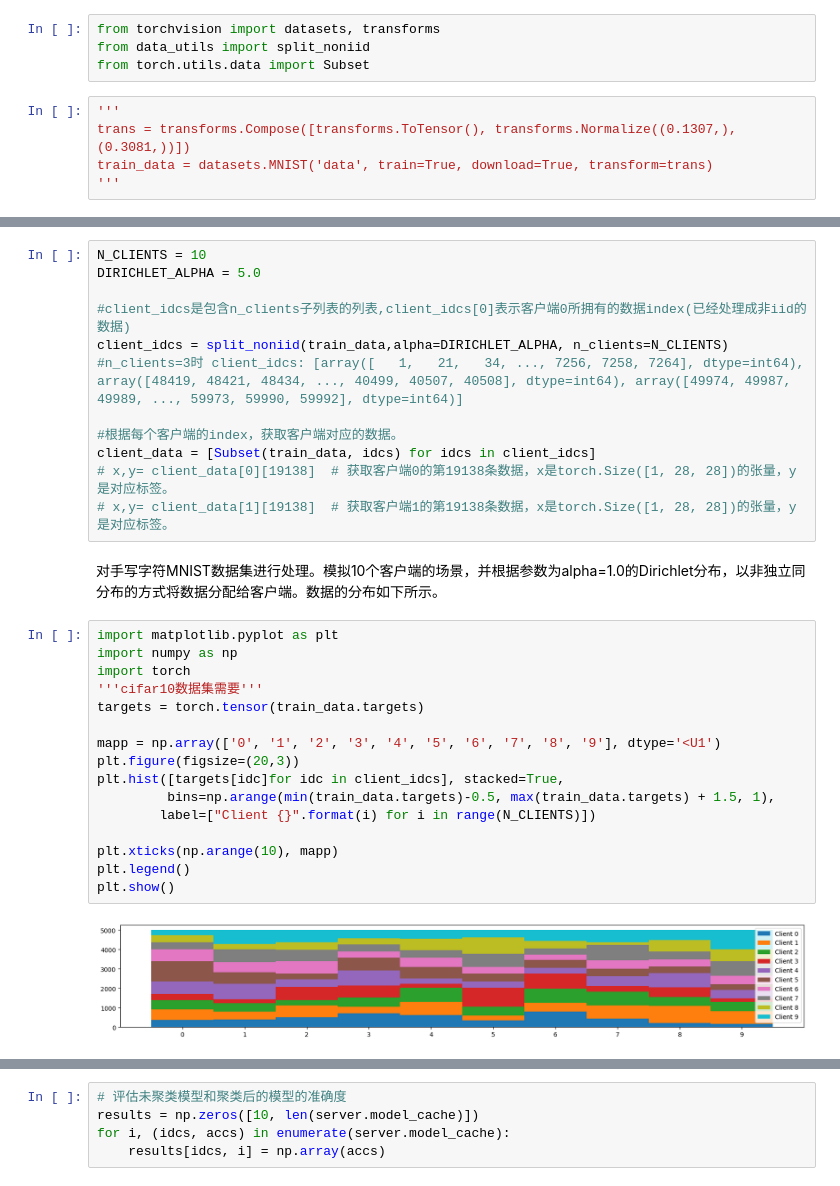
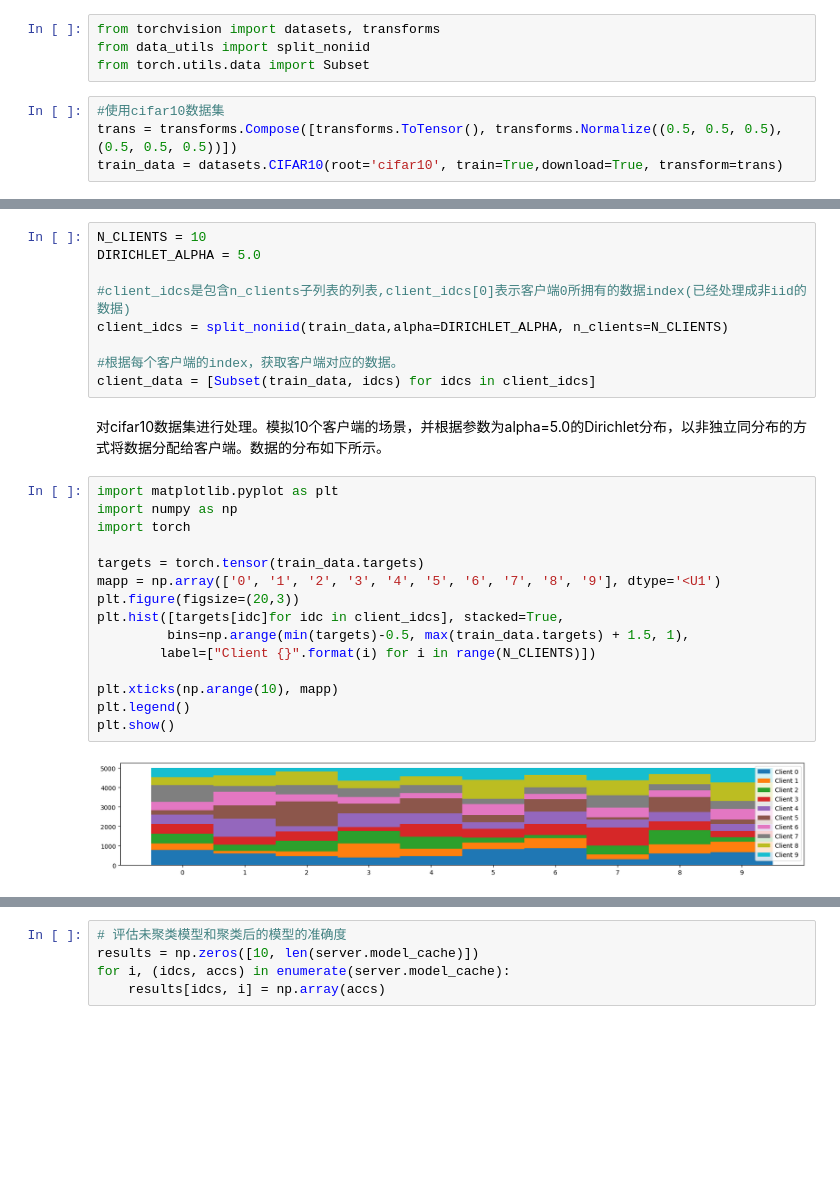
Before and after one commit to DangDang1895/Federated_Learning, a Jupyter notebook: main.ipynb, the cells around one changed output, grey strips where cells are left out. Drawn from its saved outputs; the diff is of its cells as text; blank space fills up the shorter version.

```diff
--- a/main.ipynb
+++ b/main.ipynb
@@ -3,8 +3,7 @@ from torchvision import datasets, transforms
 from data_utils import split_noniid
 from torch.utils.data import Subset
 # %%
-'''
-trans = transforms.Compose([transforms.ToTensor(), transforms.Normalize((0.1307,), (0.3081,))])
-train_data = datasets.MNIST('data', train=True, download=True, transform=trans)
-'''
+#使用cifar10数据集
+trans = transforms.Compose([transforms.ToTensor(), transforms.Normalize((0.5, 0.5, 0.5), (0.5, 0.5, 0.5))])
+train_data = datasets.CIFAR10(root='cifar10', train=True,download=True, transform=trans)
 # %% [output]
@@ -22,31 +14,27 @@ DIRICHLET_ALPHA = 5.0
 
 #client_idcs是包含n_clients子列表的列表,client_idcs[0]表示客户端0所拥有的数据index(已经处理成非iid的数据)
 client_idcs = split_noniid(train_data,alpha=DIRICHLET_ALPHA, n_clients=N_CLIENTS)
-#n_clients=3时 client_idcs: [array([   1,   21,   34, ..., 7256, 7258, 7264], dtype=int64), array([48419, 48421, 48434, ..., 40499, 40507, 40508], dtype=int64), array([49974, 49987, 49989, ..., 59973, 59990, 59992], dtype=int64)]
 
 #根据每个客户端的index，获取客户端对应的数据。
 client_data = [Subset(train_data, idcs) for idcs in client_idcs]
-# x,y= client_data[0][19138]  # 获取客户端0的第19138条数据，x是torch.Size([1, 28, 28])的张量，y是对应标签。
-# x,y= client_data[1][19138]  # 获取客户端1的第19138条数据，x是torch.Size([1, 28, 28])的张量，y是对应标签。
 # %% [markdown]
-对手写字符MNIST数据集进行处理。模拟10个客户端的场景，并根据参数为alpha=1.0的Dirichlet分布，以非独立同分布的方式将数据分配给客户端。数据的分布如下所示。
+对cifar10数据集进行处理。模拟10个客户端的场景，并根据参数为alpha=5.0的Dirichlet分布，以非独立同分布的方式将数据分配给客户端。数据的分布如下所示。
 # %%
 import matplotlib.pyplot as plt
 import numpy as np
 import torch
-'''cifar10数据集需要'''
+
 targets = torch.tensor(train_data.targets)
-
 mapp = np.array(['0', '1', '2', '3', '4', '5', '6', '7', '8', '9'], dtype='<U1')
 plt.figure(figsize=(20,3))
 plt.hist([targets[idc]for idc in client_idcs], stacked=True,
-         bins=np.arange(min(train_data.targets)-0.5, max(train_data.targets) + 1.5, 1),
+         bins=np.arange(min(targets)-0.5, max(train_data.targets) + 1.5, 1),
         label=["Client {}".format(i) for i in range(N_CLIENTS)])
 
 plt.xticks(np.arange(10), mapp)
 plt.legend()
 plt.show()
 # %% [output]
-[figure, old version]
+[figure, new version]
 # %%
 from federated_device import Client,Server
```
Also changed, not shown: parts of 5 cells of this notebook, 2 other files.
